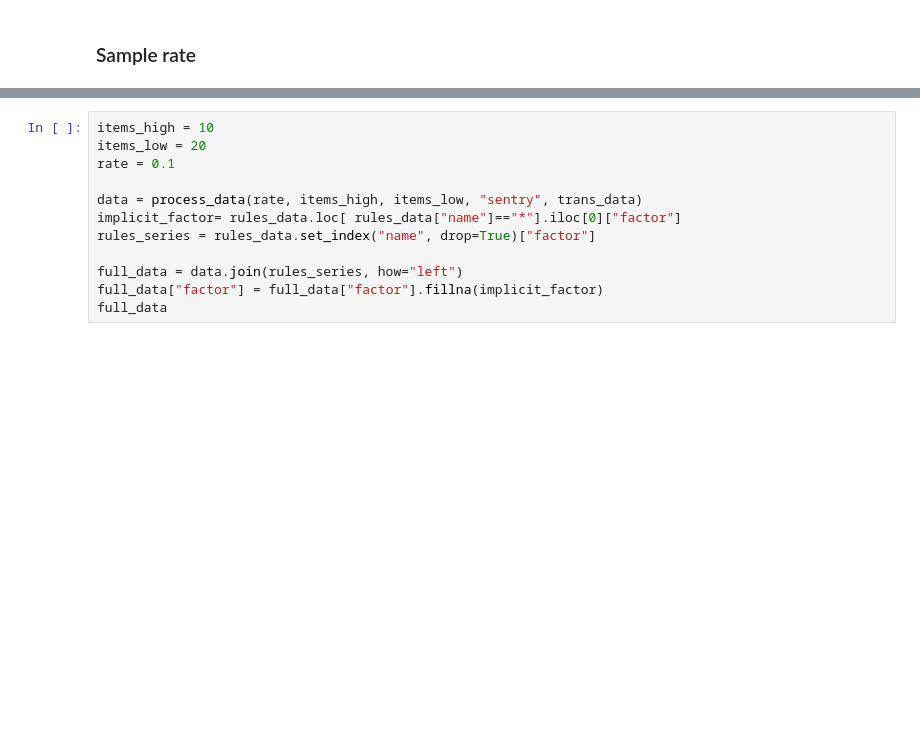
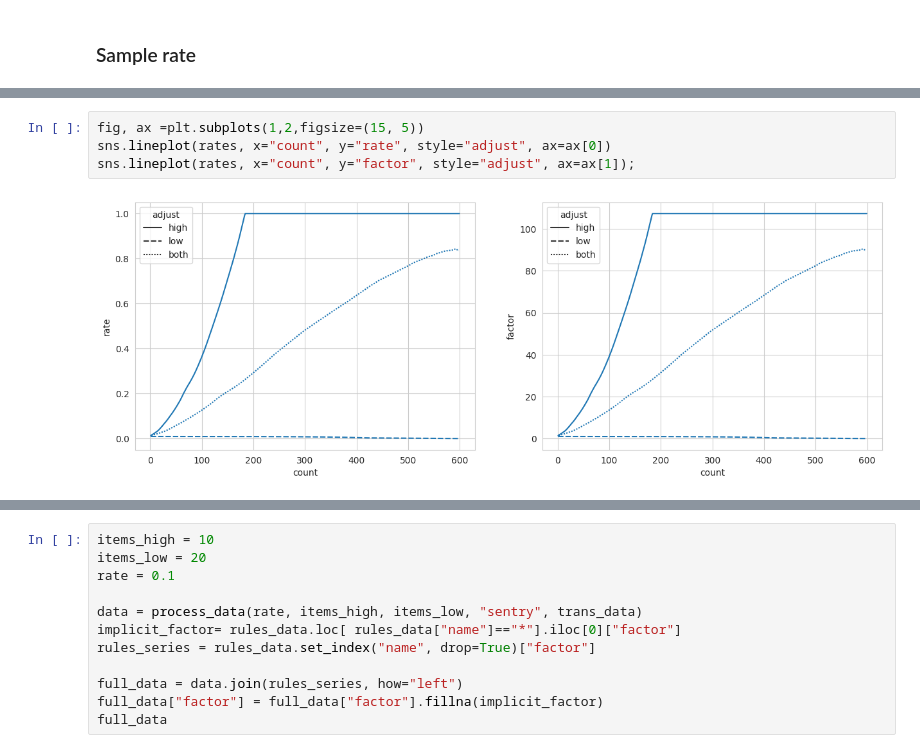
Before and after one commit to RaduW/volume-rebalance, a Jupyter notebook: volume_rebalancing.ipynb, the cells around one changed output, grey strips where cells are left out. Saved outputs shown, nothing was run; the diff lists cells and outputs as text; blank space fills up the shorter version.

Commit message:
Calculate implicit transaction adjustment (as a function of number of explicit transactions)

```diff
--- a/volume_rebalancing.ipynb
+++ b/volume_rebalancing.ipynb
@@ -260,0 +292,6 @@ interactive(children=(FloatSlider(value=0.1, description='sample rate', max=1.0,
+# %%
+fig, ax =plt.subplots(1,2,figsize=(15, 5))
+sns.lineplot(rates, x="count", y="rate", style="adjust", ax=ax[0])
+sns.lineplot(rates, x="count", y="factor", style="adjust", ax=ax[1]);
+# %% [output]
+[figure, added]
```
Also changed, not shown: parts of 9 cells of this notebook.
